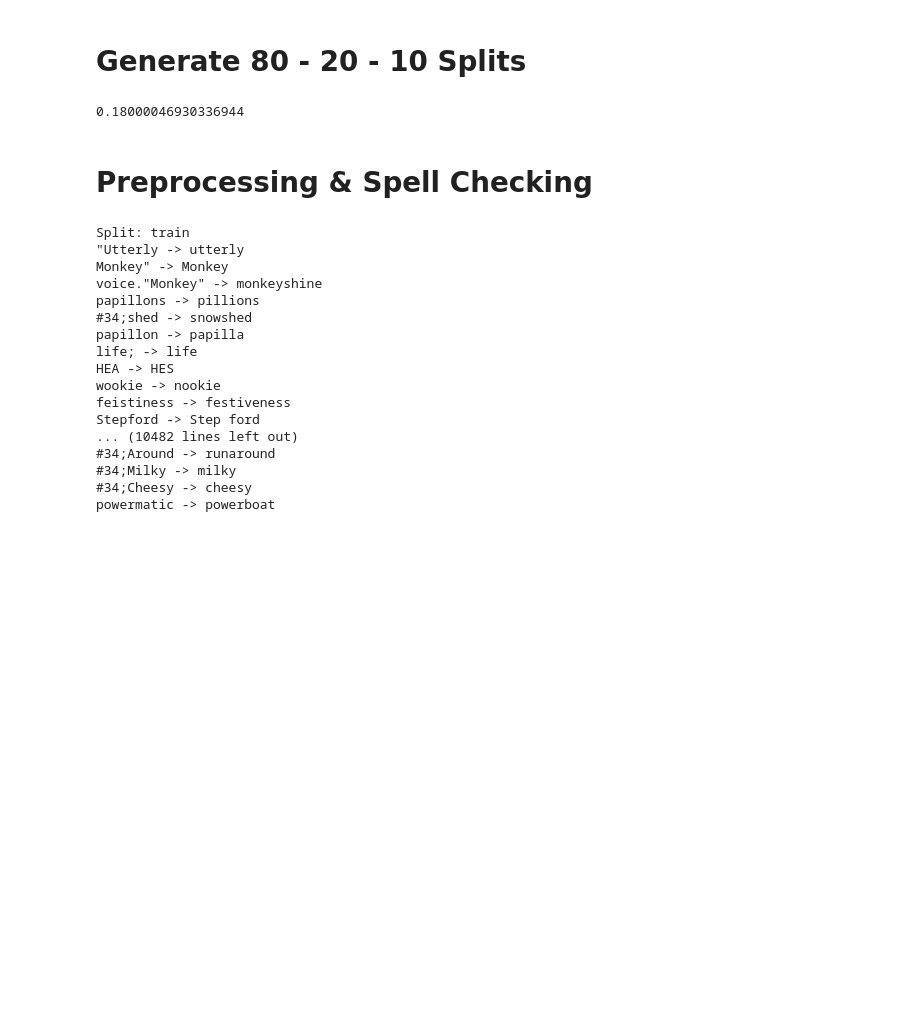
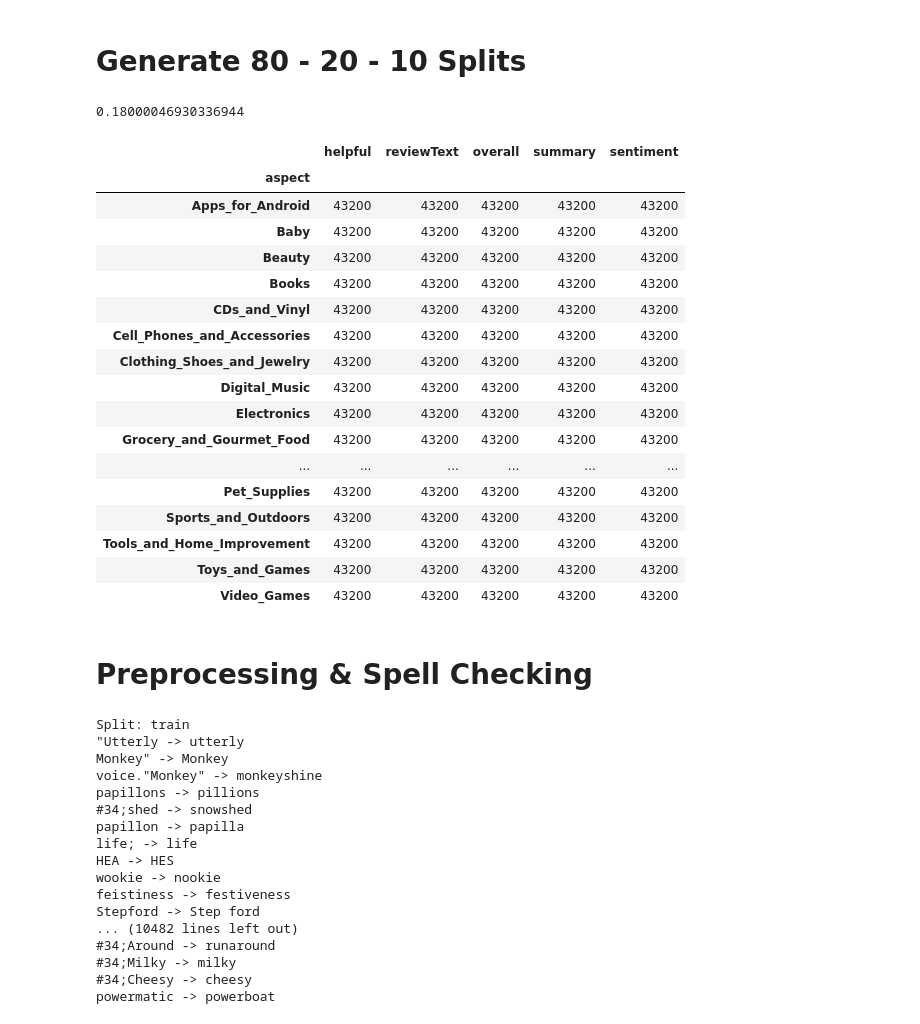
Before and after one commit to felixSchober/ABSA-Transformer, a Jupyter notebook: 14_AmazonReviewsPandas.ipynb, the cells around one changed output. Drawn from its saved outputs; the diff is of its cells as text; code cells hidden in the pictures; blank space fills up the shorter version.

Commit message:
stratisfy split

```diff
--- a/14_AmazonReviewsPandas.ipynb
+++ b/14_AmazonReviewsPandas.ipynb
@@ -198,12 +198,33 @@ df = pd.read_pickle(os.path.join(path, 'dataset_processed.pkl'))
 # %%
 from sklearn.model_selection import train_test_split
 
-train, test = train_test_split(df, test_size=0.1, random_state=42)
-train, val = train_test_split(train, test_size=0.2, random_state=42)
+train, test = train_test_split(df, test_size=0.1, random_state=42, stratify=df[['aspect']])
+train, val = train_test_split(train, test_size=0.2, random_state=42, stratify=train[['aspect']])
 # %%
 val.count()['overall']/df.count()['overall']
 # %% [output]
 0.18000046930336944
+# %%
+train.groupby('aspect').count()
+# %% [output]
+|  | helpful | reviewText | overall | summary | sentiment |
+| aspect |  |  |  |  |  |
+| Apps_for_Android | 43200 | 43200 | 43200 | 43200 | 43200 |
+| Baby | 43200 | 43200 | 43200 | 43200 | 43200 |
+| Beauty | 43200 | 43200 | 43200 | 43200 | 43200 |
+| Books | 43200 | 43200 | 43200 | 43200 | 43200 |
+| CDs_and_Vinyl | 43200 | 43200 | 43200 | 43200 | 43200 |
+| Cell_Phones_and_Accessories | 43200 | 43200 | 43200 | 43200 | 43200 |
+| Clothing_Shoes_and_Jewelry | 43200 | 43200 | 43200 | 43200 | 43200 |
+| Digital_Music | 43200 | 43200 | 43200 | 43200 | 43200 |
+| Electronics | 43200 | 43200 | 43200 | 43200 | 43200 |
+| Grocery_and_Gourmet_Food | 43200 | 43200 | 43200 | 43200 | 43200 |
+| ... | ... | ... | ... | ... | ... |
+| Pet_Supplies | 43200 | 43200 | 43200 | 43200 | 43200 |
+| Sports_and_Outdoors | 43200 | 43200 | 43200 | 43200 | 43200 |
+| Tools_and_Home_Improvement | 43200 | 43200 | 43200 | 43200 | 43200 |
+| Toys_and_Games | 43200 | 43200 | 43200 | 43200 | 43200 |
+| Video_Games | 43200 | 43200 | 43200 | 43200 | 43200 |
 # %%
 split_path = os.path.join(path, 'splits')
 train.to_pickle(os.path.join(split_path, 'train.pkl'))
```
